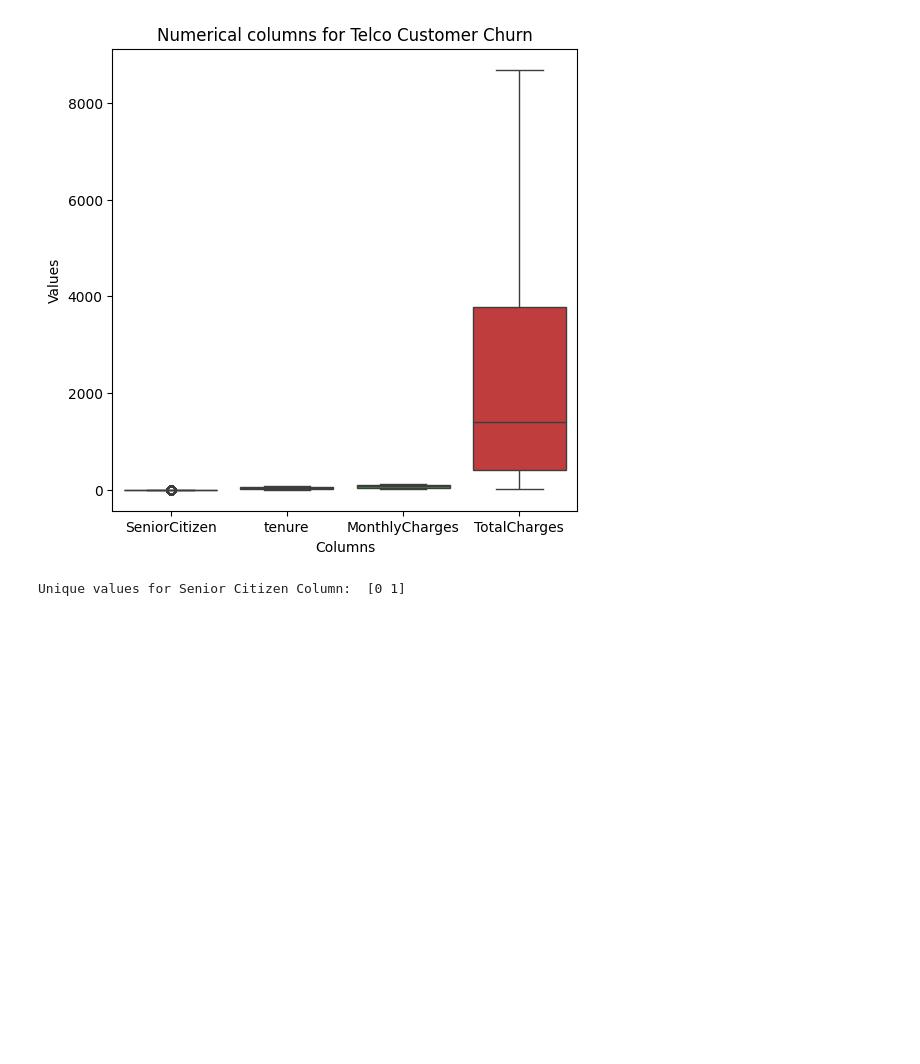
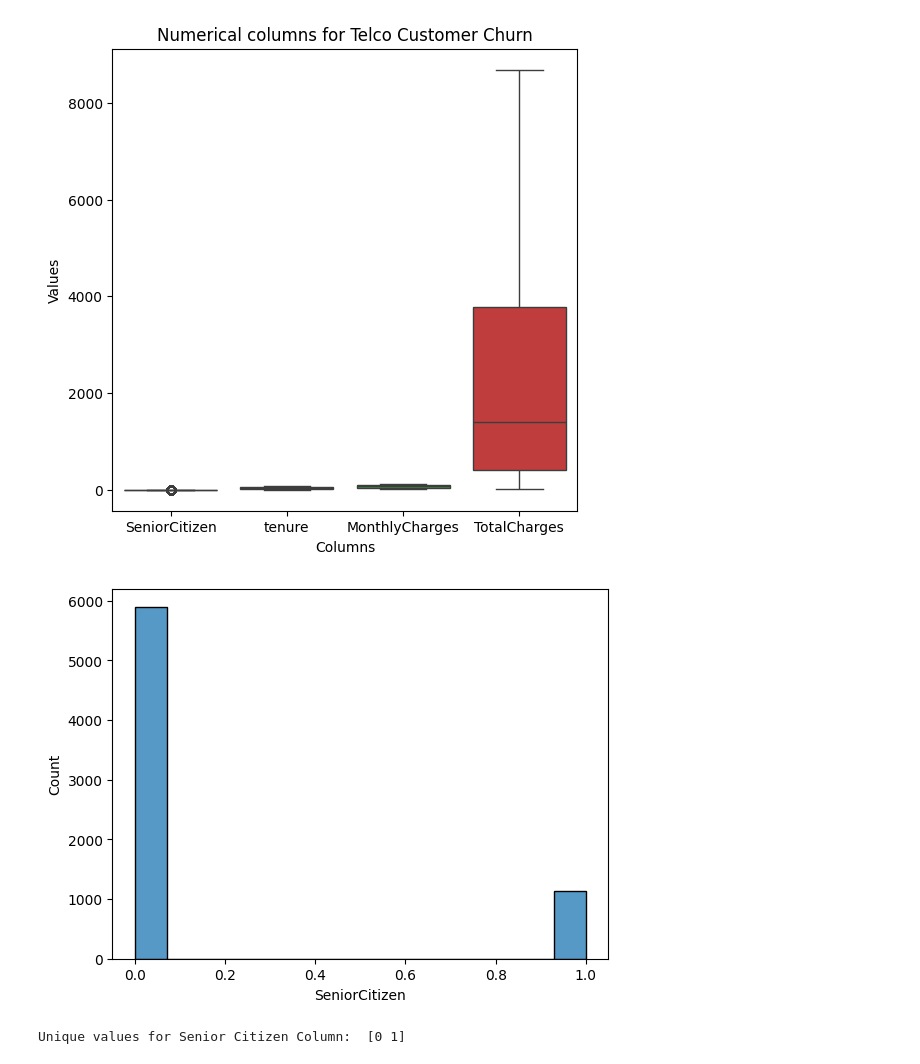
Before and after one commit to Dan-njuguna/telco_customer_churn, a Jupyter notebook: customer_churn.ipynb, the cells around one changed output. Cells and saved outputs as stored; diff of their text form; code cells hidden in the pictures; blank space fills up the shorter version.

```diff
--- a/customer_churn.ipynb
+++ b/customer_churn.ipynb
@@ -292,6 +292,11 @@ plt.title("Numerical columns for Telco Customer Churn")
 plt.show()
 # %% [output]
 [figure]
+# %%
+sns.histplot(df['SeniorCitizen'])
+plt.show()
+# %% [output]
+[figure, added]
 # %%
 print("Unique values for Senior Citizen Column: ", df['SeniorCitizen'].unique())
 # %% [output]
```
Also changed, not shown: parts of 3 cells of this notebook.
